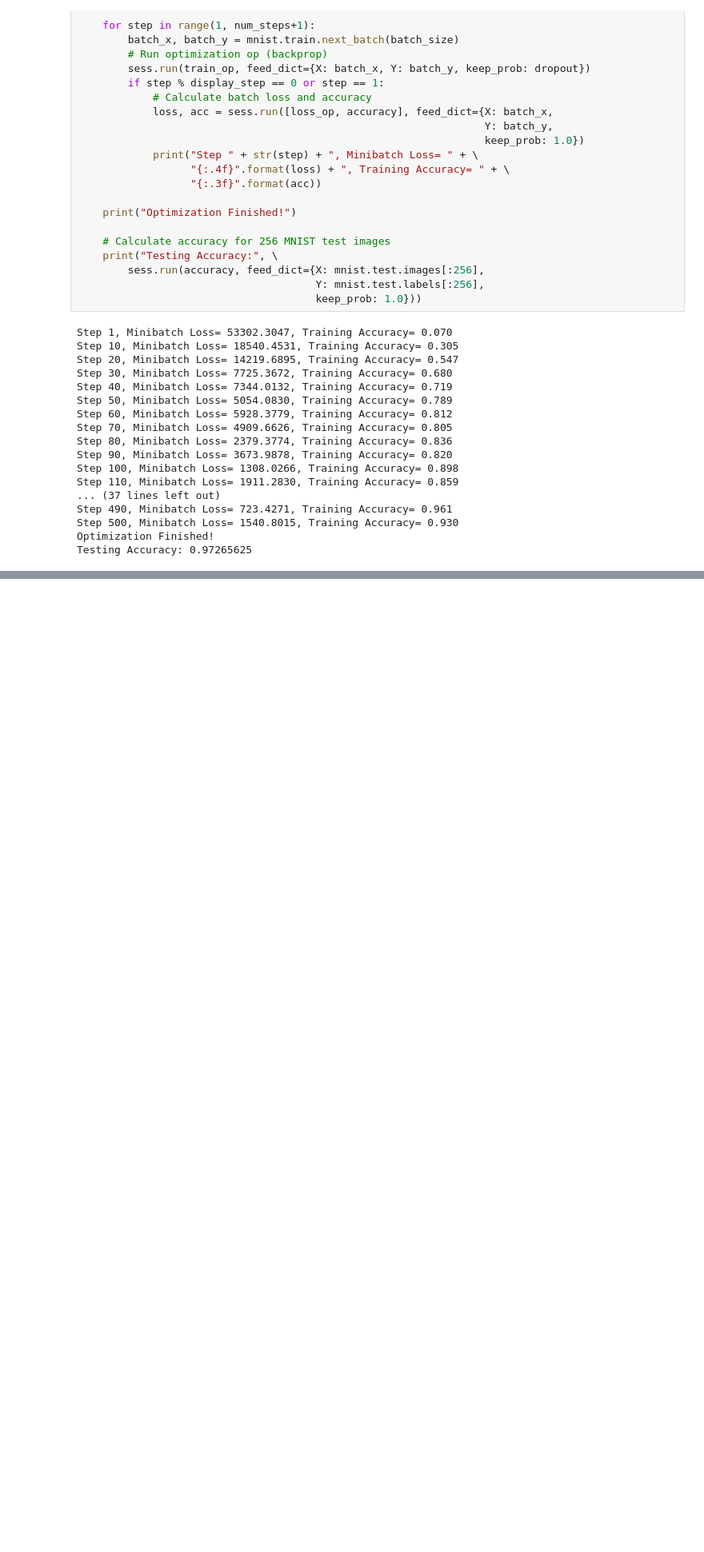
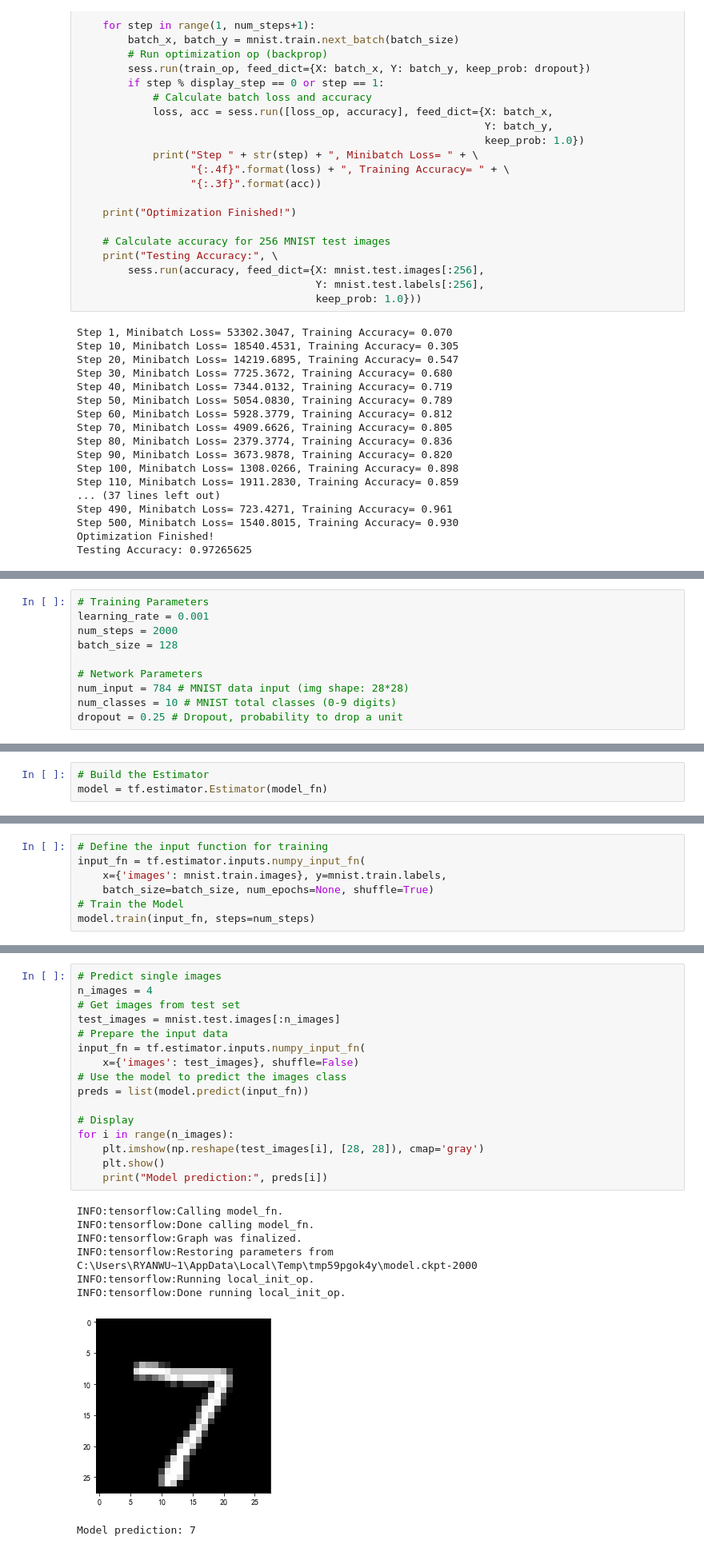
Before and after one commit to BinZhang109/NLP_Assignments, a Jupyter notebook: Lesson-10/TensorFlow-Examples.ipynb, the cells around one changed output, grey strips where cells are left out. Shown at 80% size. Cells and saved outputs as stored; diff of their text form; blank space fills up the shorter version.

Commit message:
update tensorflow-examples

```diff
--- a/Lesson-10/TensorFlow-Examples.ipynb
+++ b/Lesson-10/TensorFlow-Examples.ipynb
@@ -1537,0 +1561,10 @@ Testing Accuracy: 0.97265625
+# %%
+# Training Parameters
+learning_rate = 0.001
+num_steps = 2000
+batch_size = 128
+
+# Network Parameters
+num_input = 784 # MNIST data input (img shape: 28*28)
+num_classes = 10 # MNIST total classes (0-9 digits)
+dropout = 0.25 # Dropout, probability to drop a unit
@@ -1537,0 +1644,3 @@ Testing Accuracy: 0.97265625
+# %%
+# Build the Estimator
+model = tf.estimator.Estimator(model_fn)
@@ -1537,0 +1657,7 @@ Testing Accuracy: 0.97265625
+# %%
+# Define the input function for training
+input_fn = tf.estimator.inputs.numpy_input_fn(
+    x={'images': mnist.train.images}, y=mnist.train.labels,
+    batch_size=batch_size, num_epochs=None, shuffle=True)
+# Train the Model
+model.train(input_fn, steps=num_steps)
@@ -1537,0 +1706,25 @@ Testing Accuracy: 0.97265625
+# %%
+# Predict single images
+n_images = 4
+# Get images from test set
+test_images = mnist.test.images[:n_images]
+# Prepare the input data
+input_fn = tf.estimator.inputs.numpy_input_fn(
+    x={'images': test_images}, shuffle=False)
+# Use the model to predict the images class
+preds = list(model.predict(input_fn))
+
+# Display
+for i in range(n_images):
+    plt.imshow(np.reshape(test_images[i], [28, 28]), cmap='gray')
+    plt.show()
+    print("Model prediction:", preds[i])
+# %% [output]
+INFO:tensorflow:Calling model_fn.
+INFO:tensorflow:Done calling model_fn.
+INFO:tensorflow:Graph was finalized.
+INFO:tensorflow:Restoring parameters from C:\Users\RYANWU~1\AppData\Local\Temp\tmp59pgok4y\model.ckpt-2000
+INFO:tensorflow:Running local_init_op.
+INFO:tensorflow:Done running local_init_op.
+[figure, added]
+Model prediction: 7
```
Also changed, not shown: parts of 35 cells of this notebook.
